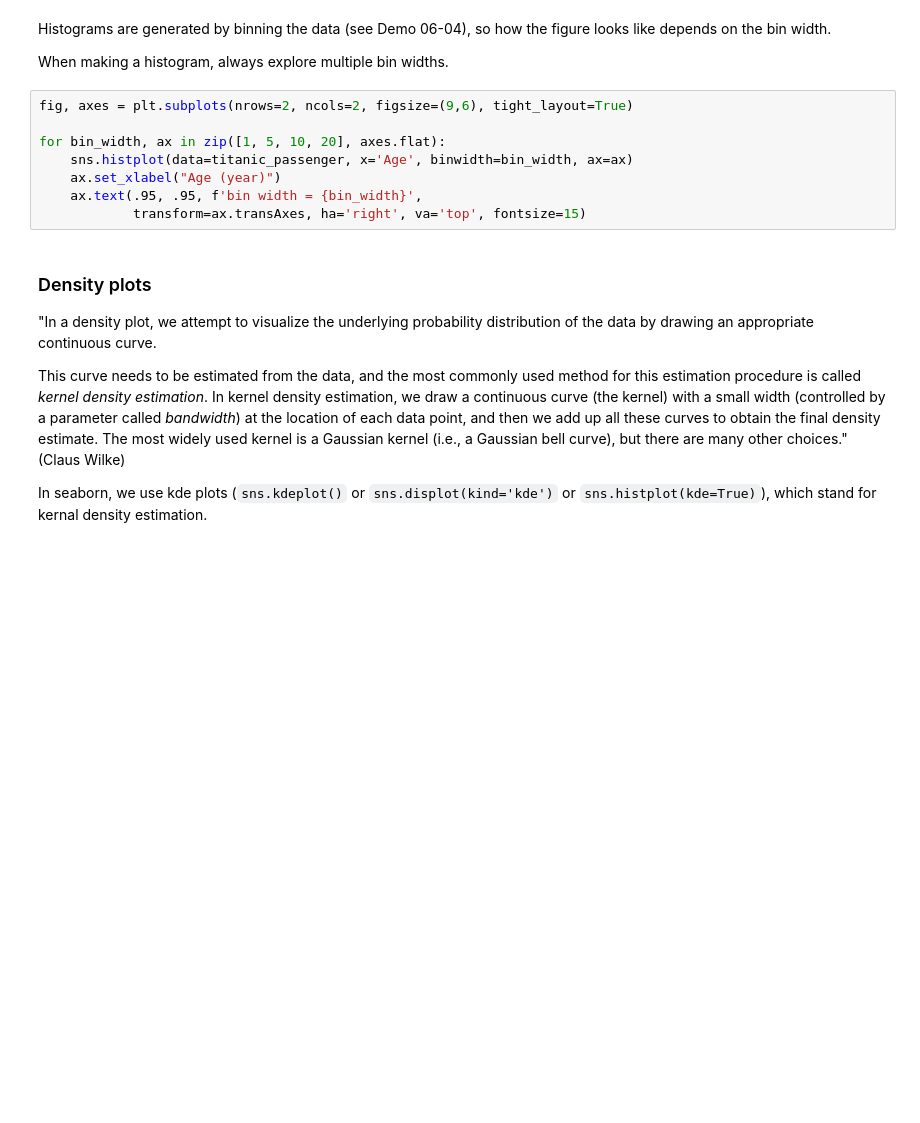
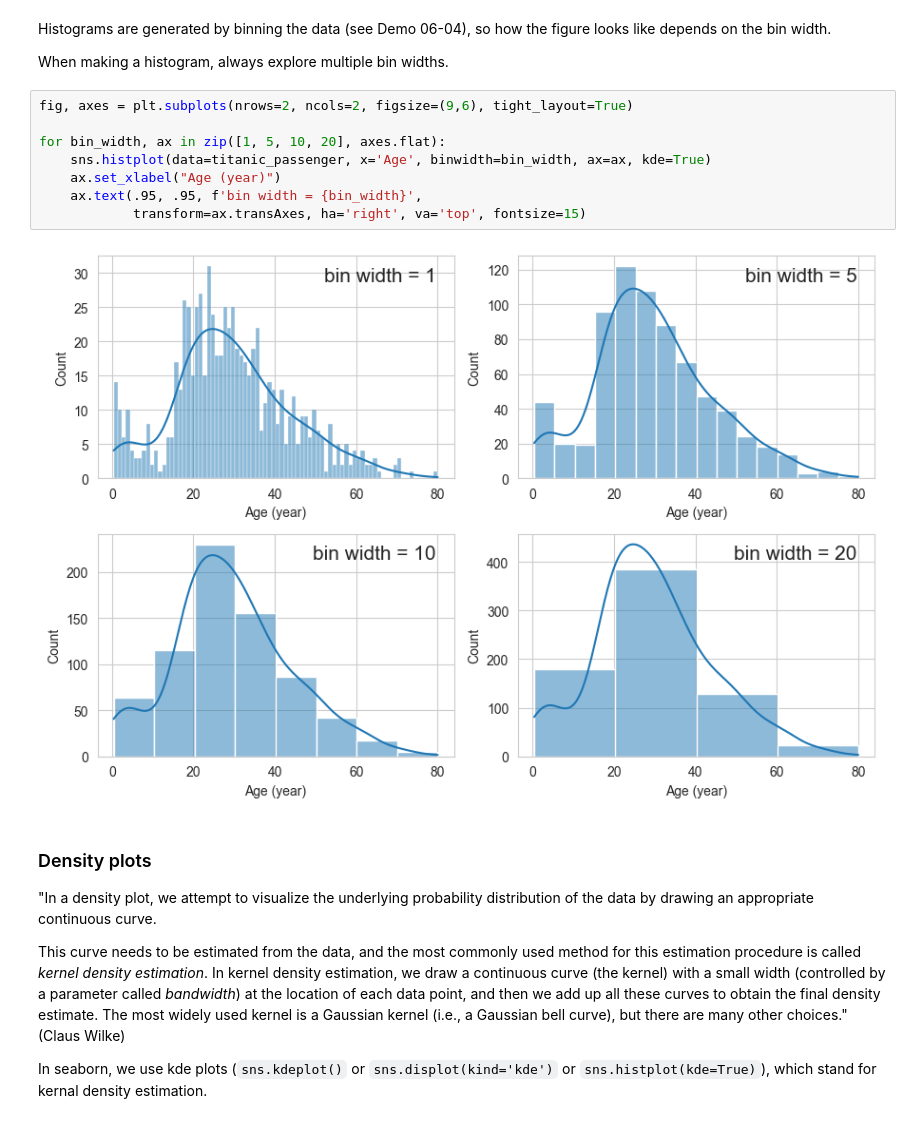
Before and after one commit to jieshu-wang-SBU/EST389_371_2026_spring, a Jupyter notebook: lectures/07-Data_visualization/07-02_visualize_distributions.ipynb, the cells around one changed output. Drawn from its saved outputs; the diff is of its cells as text; blank space fills up the shorter version.

```diff
--- a/lectures/07-Data_visualization/07-02_visualize_distributions.ipynb
+++ b/lectures/07-Data_visualization/07-02_visualize_distributions.ipynb
@@ -28,11 +48,13 @@ When making a histogram, always explore multiple bin widths.
 # %%
 fig, axes = plt.subplots(nrows=2, ncols=2, figsize=(9,6), tight_layout=True)
 
 for bin_width, ax in zip([1, 5, 10, 20], axes.flat):
-    sns.histplot(data=titanic_passenger, x='Age', binwidth=bin_width, ax=ax)
+    sns.histplot(data=titanic_passenger, x='Age', binwidth=bin_width, ax=ax, kde=True)
     ax.set_xlabel("Age (year)")
     ax.text(.95, .95, f'bin width = {bin_width}',
             transform=ax.transAxes, ha='right', va='top', fontsize=15)
+# %% [output]
+[figure, added]
 # %% [markdown]
 ### Density plots
 
```
Also changed, not shown: parts of 15 cells of this notebook, 4 other files.
